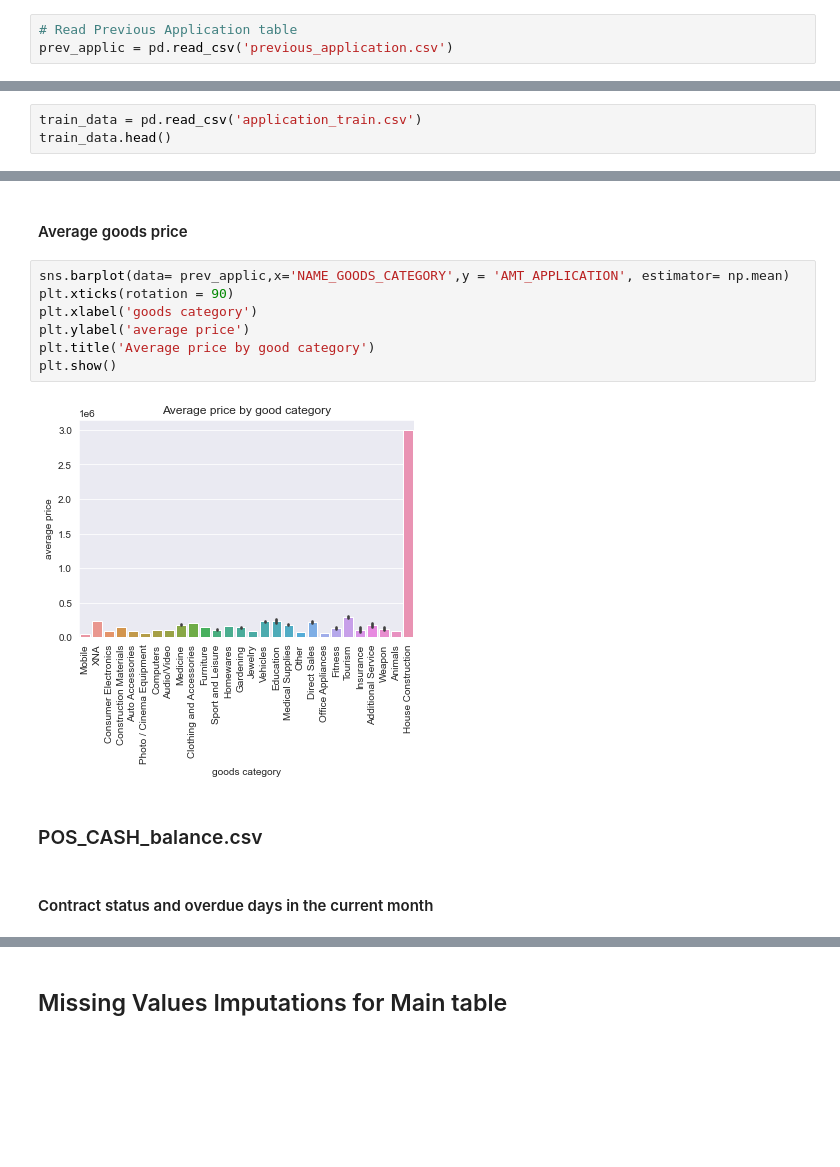
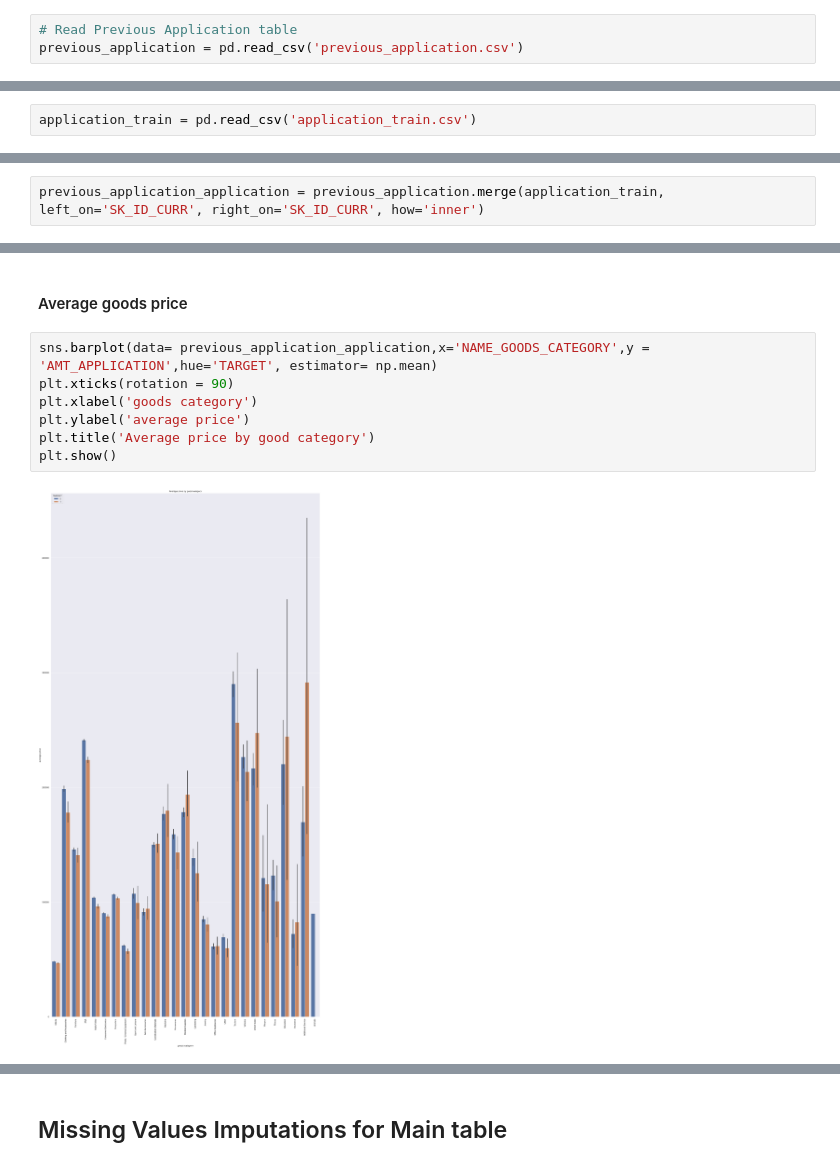
Before and after one commit to yybrother989/HomeCreditDefaultRisk, a Jupyter notebook: Capstone_Project-Home-Credit-Default-Risk_V0.1.ipynb, the cells around one changed output, grey strips where cells are left out. Drawn from its saved outputs; the diff is of its cells as text; blank space fills up the shorter version.

```diff
--- a/Capstone_Project-Home-Credit-Default-Risk_V0.1.ipynb
+++ b/Capstone_Project-Home-Credit-Default-Risk_V0.1.ipynb
@@ -41,4 +41,4 @@ def view_description_columns(table,data=df_description,column=None):
 ## Previsous Application `prev_applic` columns description
 # %%
 # Read Previous Application table
-prev_applic = pd.read_csv('previous_application.csv')
+previous_application = pd.read_csv('previous_application.csv')
@@ -321,5 +154,4 @@ view_description_columns('bureau_balance.csv',data=df_description)
 # %% [markdown]
 ## `Application {train/test}` Columns Description
 # %%
-train_data = pd.read_csv('application_train.csv')
-train_data.head()
+application_train = pd.read_csv('application_train.csv')
@@ -394,0 +440,2 @@ plt.show()
+# %%
+previous_application_application = previous_application.merge(application_train, left_on='SK_ID_CURR', right_on='SK_ID_CURR', how='inner')
@@ -410,15 +524,11 @@ fig.show('png')
 # %% [markdown]
 #### Average goods price
 # %%
-sns.barplot(data= prev_applic,x='NAME_GOODS_CATEGORY',y = 'AMT_APPLICATION', estimator= np.mean)
+sns.barplot(data= previous_application_application,x='NAME_GOODS_CATEGORY',y = 'AMT_APPLICATION',hue='TARGET', estimator= np.mean)
 plt.xticks(rotation = 90)
 plt.xlabel('goods category')
 plt.ylabel('average price')
 plt.title('Average price by good category')
 plt.show()
 # %% [output]
-[figure, old version]
+[figure, new version]
-# %% [markdown]
-### POS_CASH_balance.csv
-# %% [markdown]
-#### Contract status and overdue days in the current month
```
Also changed, not shown: parts of 224 cells of this notebook.
